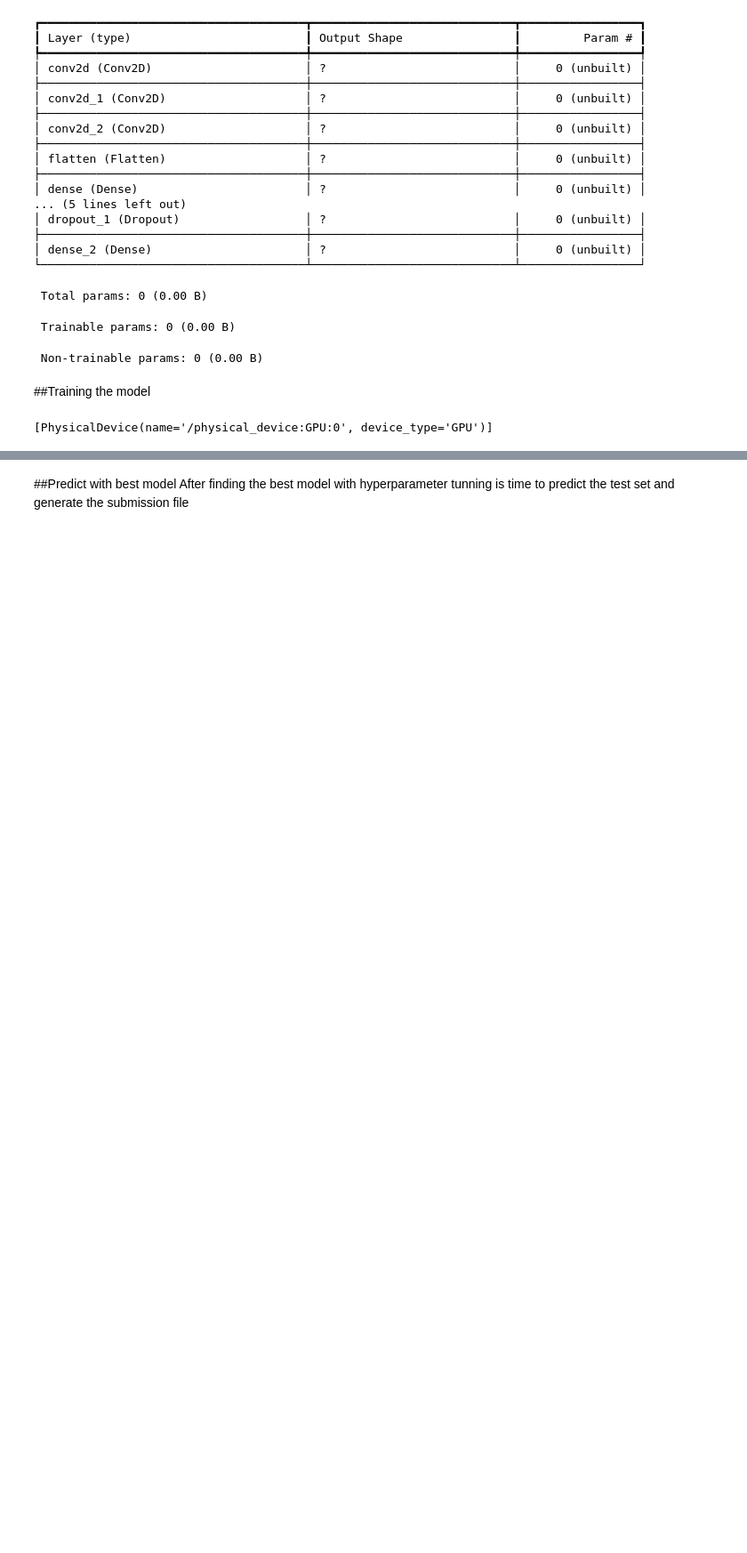
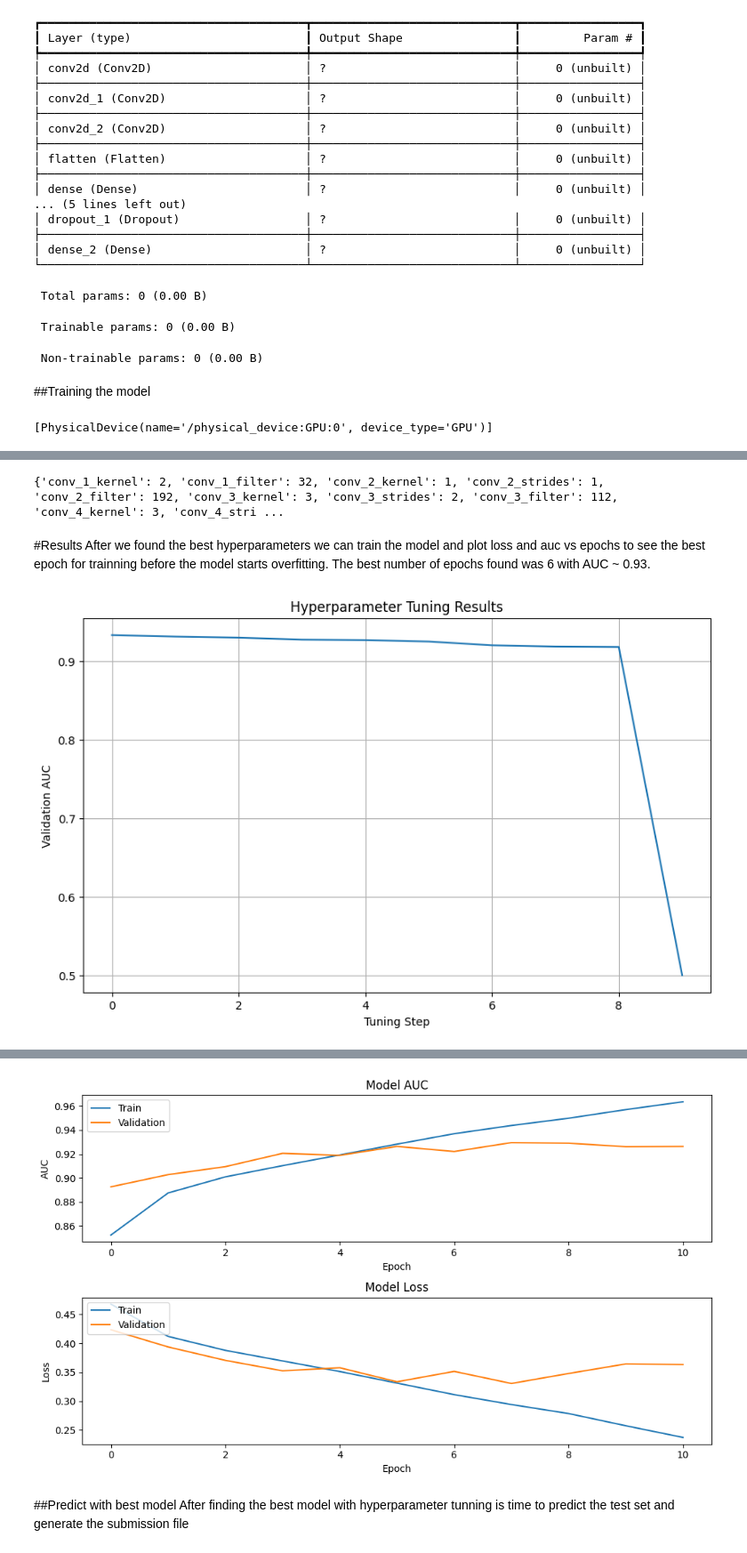
Before and after one commit to araujobma/HistopathologicCancerDetectionCompetition, a Jupyter notebook: HistopathologicCancerDetection.ipynb, the cells around one changed output, grey strips where cells are left out. Shown at 89% size. Saved outputs shown, nothing was run; the diff lists cells and outputs as text; code cells hidden in the pictures; blank space fills up the shorter version.

```diff
--- a/HistopathologicCancerDetection.ipynb
+++ b/HistopathologicCancerDetection.ipynb
@@ -253,10 +255,11 @@ del feature_vectors_np
 del labels_np
 # %%
 #load tensors
-X_train_np = numpy_to_tensor(np.load(proj_folder + "X_train.npy"))
-y_train_np = numpy_to_tensor(np.load(proj_folder + "y_train.npy"))
-X_test_np = numpy_to_tensor(np.load(proj_folder + "X_test.npy"))
-y_test_np = numpy_to_tensor(np.load(proj_folder + "y_test.npy"))
+import numpy as np
+X_train = numpy_to_tensor(np.load(proj_folder + "X_train.npy"))
+y_train = numpy_to_tensor(np.load(proj_folder + "y_train.npy"))
+X_test = numpy_to_tensor(np.load(proj_folder + "X_test.npy"))
+y_test = numpy_to_tensor(np.load(proj_folder + "y_test.npy"))
 # %%
 print("X_train shape:", X_train.shape)
 print("y_train shape:", y_train.shape)
@@ -497,2 +466,0 @@ Model: "sequential"
-# %%
-best_model.fit(X_train, y_train, epochs=15, batch_size=32, validation_data=(X_test, y_test), callbacks=[callback])
@@ -518,0 +471,66 @@ loss, accuracy = best_model.evaluate(X_test, y_test)
+# %%
+#print best hps
+print(best_hps.values)
+# %% [output]
+{'conv_1_kernel': 2, 'conv_1_filter': 32, 'conv_2_kernel': 1, 'conv_2_strides': 1, 'conv_2_filter': 192, 'conv_3_kernel': 3, 'conv_3_strides': 2, 'conv_3_filter': 112, 'conv_4_kernel': 3, 'conv_4_stri ...
+# %% [markdown]
+#Results
+After we found the best hyperparameters we can train the model and plot loss and auc vs epochs to see the best epoch for  trainning before the model starts overfitting.
+The best number of epochs found was 6 with AUC ~ 0.93.
+# %%
+import matplotlib.pyplot as plt
+
+
+# Get the best hyperparameters
+best_hps = tuner.get_best_hyperparameters(num_trials=1)[0]
+
+#Instantiate a new model with best parameters
+best_model = tuner.hypermodel.build(best_hps)
+
+
+# Get the best trials
+best_trials = tuner.oracle.get_best_trials(num_trials=10)
+
+# Extract the validation AUC scores from the best trials
+best_trial_scores = [trial.score for trial in best_trials]
+
+# Plot the tuning results using the extracted scores
+plt.figure(figsize=(10, 6))
+plt.plot(best_trial_scores)
+plt.xlabel('Tuning Step')
+plt.ylabel('Validation AUC')
+plt.title('Hyperparameter Tuning Results')
+plt.grid(True)
+plt.show()
+
+# Train and plot history of best model using more data for training and less for validation - validation ~ 5%
+callback = tf.keras.callbacks.EarlyStopping(monitor='val_auc', patience=3)
+history = best_model.fit(X_train,
+                         y_train,
+                         epochs=15, validation_split=0.05,
+                         shuffle=True,
+                         batch_size=64, callbacks=[callback]
+                        )
+
+plt.figure(figsize=(10, 6))
+
+plt.subplot(2, 1, 1)
+plt.plot(history.history['auc'])
+plt.plot(history.history['val_auc'])
+plt.title('Model AUC')
+plt.ylabel('AUC')
+plt.xlabel('Epoch')
+plt.legend(['Train', 'Validation'], loc='upper left')
+
+plt.subplot(2, 1, 2)
+plt.plot(history.history['loss'])
+plt.plot(history.history['val_loss'])
+plt.title('Model Loss')
+plt.ylabel('Loss')
+plt.xlabel('Epoch')
+plt.legend(['Train', 'Validation'], loc='upper left')
+
+plt.tight_layout()
+plt.show()
+# %% [output]
+[figure, added]
@@ -519,3 +554,4 @@ loss, accuracy = best_model.evaluate(X_test, y_test)
+[figure, added]
 # %% [markdown]
 ##Predict with best model
 After finding the best model with hyperparameter tunning is time to predict the test set and generate the submission file
```
Also changed, not shown: parts of 15 cells of this notebook.
